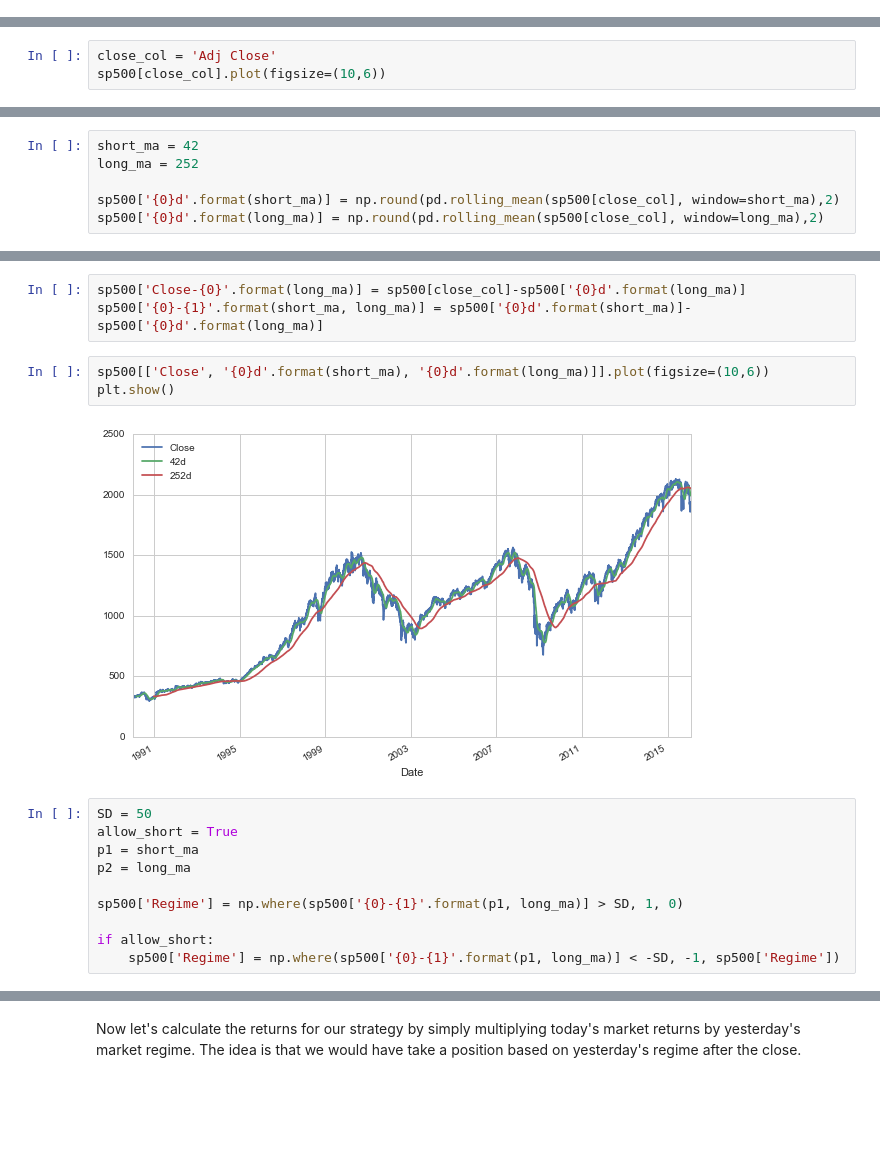
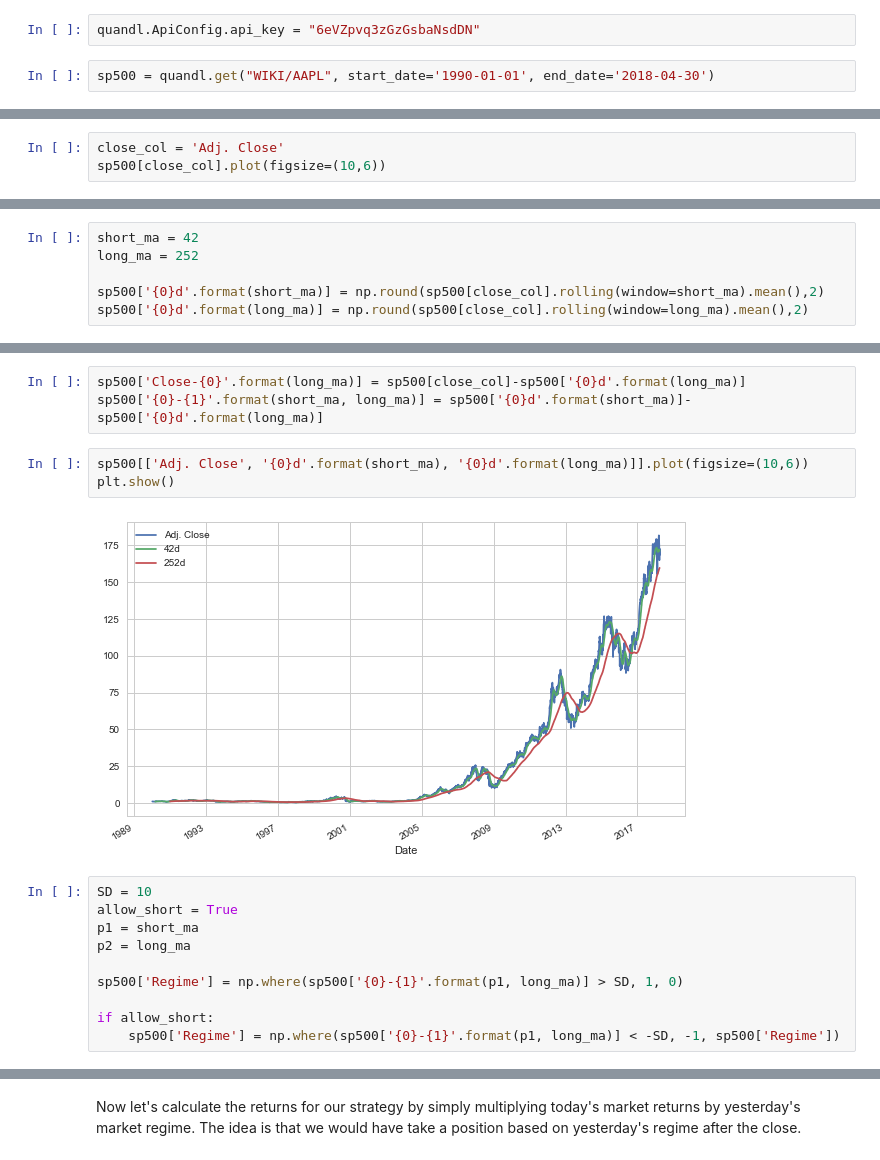
Before and after one commit to clausherther/public, a Jupyter notebook: time_series/Backtest of a Trend Strategy (based on 'Python for Finance').ipynb, the cells around one changed output, grey strips where cells are left out. Saved outputs shown, nothing was run; the diff lists cells and outputs as text; blank space fills up the shorter version.

```diff
--- a/time_series/Backtest of a Trend Strategy (based on 'Python for Finance').ipynb
+++ b/time_series/Backtest of a Trend Strategy (based on 'Python for Finance').ipynb
@@ -28,3 +25,7 @@ sp500 = Quandl.get("YAHOO/INDEX_GSPC", authtoken="6eVZpvq3zGzGsbaNsdDN",
+# %%
+quandl.ApiConfig.api_key = "6eVZpvq3zGzGsbaNsdDN"
+# %%
+sp500 = quandl.get("WIKI/AAPL", start_date='1990-01-01', end_date='2018-04-30')
 # %%
 sp500.describe()
 # %% [output]
@@ -40,5 +41,5 @@ sp500.describe()
 # %%
-close_col = 'Adj Close'
+close_col = 'Adj. Close'
 sp500[close_col].plot(figsize=(10,6))
 # %% [output]
 <matplotlib.axes._subplots.AxesSubplot at 0x...>
@@ -107,20 +108,20 @@ We'll set up two timeframes for moving averages, one short one long:
 short_ma = 42
 long_ma = 252
 
-sp500['{0}d'.format(short_ma)] = np.round(pd.rolling_mean(sp500[close_col], window=short_ma),2)
-sp500['{0}d'.format(long_ma)] = np.round(pd.rolling_mean(sp500[close_col], window=long_ma),2)
+sp500['{0}d'.format(short_ma)] = np.round(sp500[close_col].rolling(window=short_ma).mean(),2)
+sp500['{0}d'.format(long_ma)] = np.round(sp500[close_col].rolling(window=long_ma).mean(),2)
 # %% [markdown]
 #### Differences between MAs and Price
 # %%
 sp500['Close-{0}'.format(long_ma)] = sp500[close_col]-sp500['{0}d'.format(long_ma)]
 sp500['{0}-{1}'.format(short_ma, long_ma)] = sp500['{0}d'.format(short_ma)]-sp500['{0}d'.format(long_ma)]
 # %%
-sp500[['Close', '{0}d'.format(short_ma), '{0}d'.format(long_ma)]].plot(figsize=(10,6))
+sp500[['Adj. Close', '{0}d'.format(short_ma), '{0}d'.format(long_ma)]].plot(figsize=(10,6))
 plt.show()
 # %% [output]
-[figure, old version]
+[figure, new version]
 # %%
-SD = 50
+SD = 10
 allow_short = True
 p1 = short_ma
 p2 = long_ma
```
Also changed, not shown: parts of 11 cells of this notebook, 7 other files.
